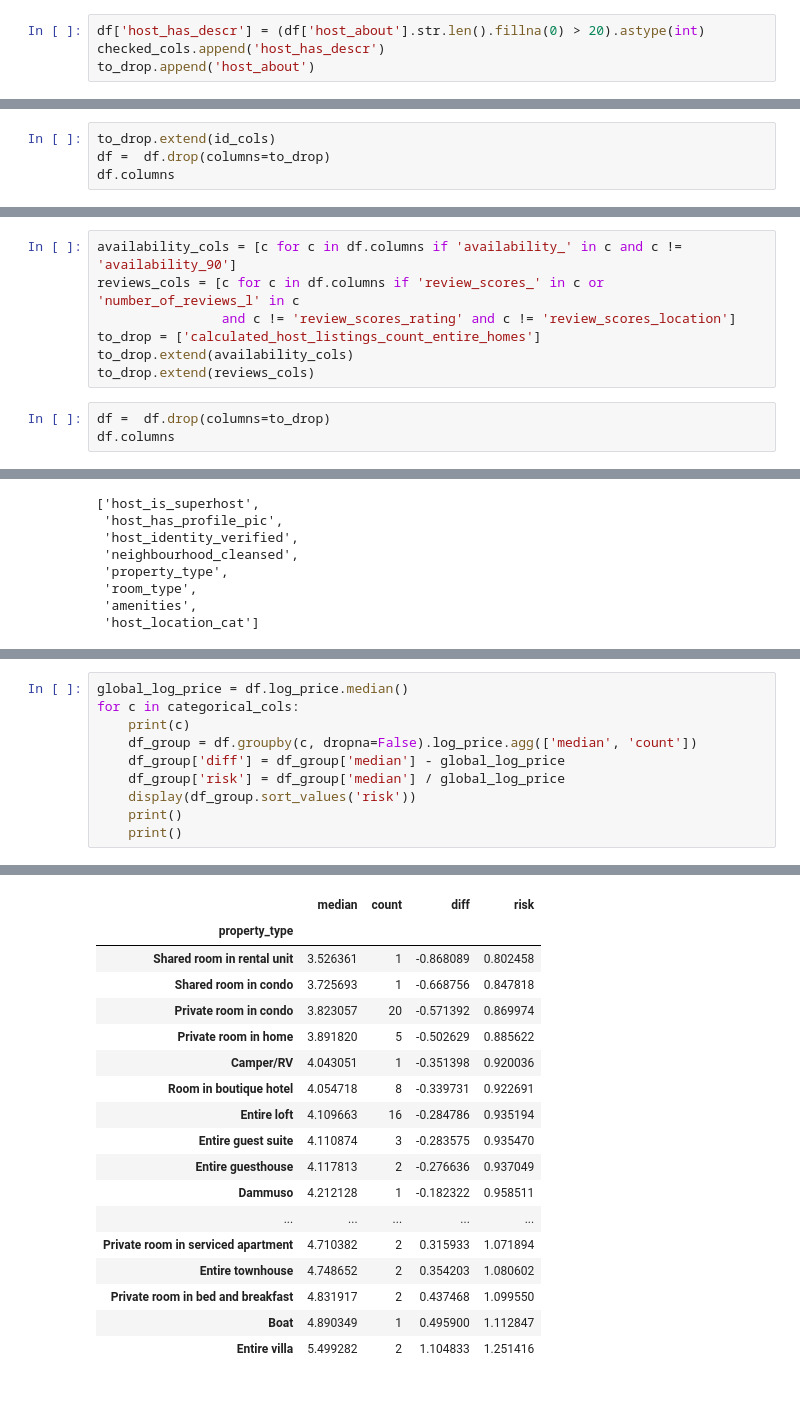
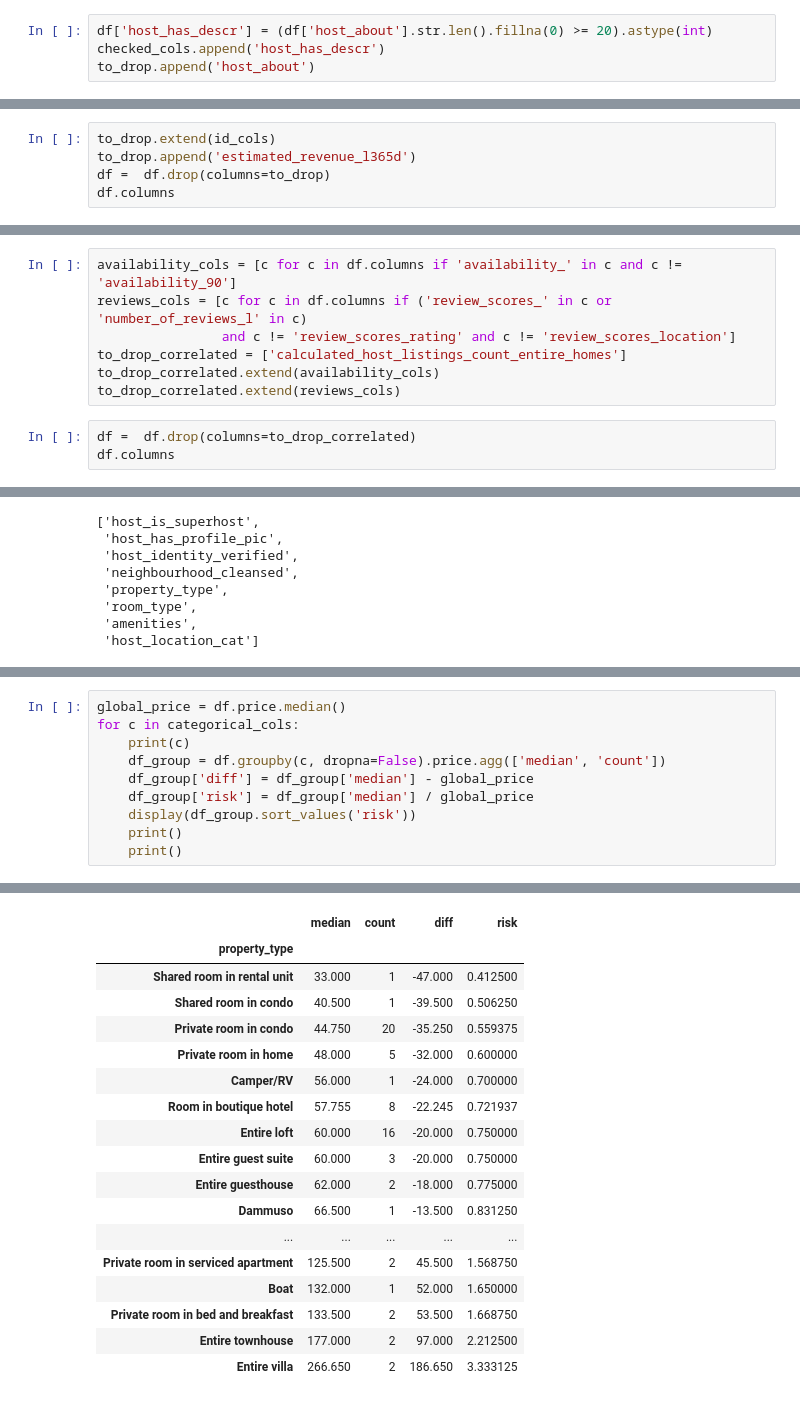
Before and after one commit to SunnyFoxxy/thessaloniki-airbnb-prices, a Jupyter notebook: notebook.ipynb, the cells around one changed output, grey strips where cells are left out. Cells and saved outputs as stored; diff of their text form.

```diff
--- a/notebook.ipynb
+++ b/notebook.ipynb
@@ -299,7 +299,7 @@ df[df['host_about'].str.len() < 20]['host_about']
 4941        i am an athlete
 Name: host_about, dtype: str
 # %%
-df['host_has_descr'] = (df['host_about'].str.len().fillna(0) > 20).astype(int)
+df['host_has_descr'] = (df['host_about'].str.len().fillna(0) >= 20).astype(int)
 checked_cols.append('host_has_descr')
 to_drop.append('host_about')
 # %%
@@ -789,6 +787,7 @@ Make the list to fill NaN values with median after splitting
 Drop all columns we dont need
 # %%
 to_drop.extend(id_cols)
+to_drop.append('estimated_revenue_l365d')
 df =  df.drop(columns=to_drop)
 df.columns
 # %% [output]
@@ -867,13 +866,13 @@ pd.DataFrame(pairs, columns=['feature', 'with', 'corr'])
 Because of high correlation between themselves removing extra features
 # %%
 availability_cols = [c for c in df.columns if 'availability_' in c and c != 'availability_90']
-reviews_cols = [c for c in df.columns if 'review_scores_' in c or 'number_of_reviews_l' in c
+reviews_cols = [c for c in df.columns if ('review_scores_' in c or 'number_of_reviews_l' in c)
                 and c != 'review_scores_rating' and c != 'review_scores_location']
-to_drop = ['calculated_host_listings_count_entire_homes']
-to_drop.extend(availability_cols)
-to_drop.extend(reviews_cols)
+to_drop_correlated = ['calculated_host_listings_count_entire_homes']
+to_drop_correlated.extend(availability_cols)
+to_drop_correlated.extend(reviews_cols)
 # %%
-df =  df.drop(columns=to_drop)
+df =  df.drop(columns=to_drop_correlated)
 df.columns
 # %% [output]
 Index(['listing_url', 'name', 'description', 'picture_url', 'host_url',
@@ -928,10 +924,10 @@ For each categorical feature I compared the median price of each group with the
 # %%
-global_log_price = df.log_price.median()
+global_price = df.price.median()
 for c in categorical_cols:
     print(c)
-    df_group = df.groupby(c, dropna=False).log_price.agg(['median', 'count'])
-    df_group['diff'] = df_group['median'] - global_log_price
-    df_group['risk'] = df_group['median'] / global_log_price
+    df_group = df.groupby(c, dropna=False).price.agg(['median', 'count'])
+    df_group['diff'] = df_group['median'] - global_price
+    df_group['risk'] = df_group['median'] / global_price
     display(df_group.sort_values('risk'))
     print()
     print()
@@ -964,22 +960,22 @@ neighbourhood_cleansed
 property_type
 |  | median | count | diff | risk |
 | property_type |  |  |  |  |
-| Shared room in rental unit | 3.526361 | 1 | -0.868089 | 0.802458 |
-| Shared room in condo | 3.725693 | 1 | -0.668756 | 0.847818 |
-| Private room in condo | 3.823057 | 20 | -0.571392 | 0.869974 |
-| Private room in home | 3.891820 | 5 | -0.502629 | 0.885622 |
-| Camper/RV | 4.043051 | 1 | -0.351398 | 0.920036 |
-| Room in boutique hotel | 4.054718 | 8 | -0.339731 | 0.922691 |
-| Entire loft | 4.109663 | 16 | -0.284786 | 0.935194 |
-| Entire guest suite | 4.110874 | 3 | -0.283575 | 0.935470 |
-| Entire guesthouse | 4.117813 | 2 | -0.276636 | 0.937049 |
-| Dammuso | 4.212128 | 1 | -0.182322 | 0.958511 |
+| Shared room in rental unit | 33.000 | 1 | -47.000 | 0.412500 |
+| Shared room in condo | 40.500 | 1 | -39.500 | 0.506250 |
+| Private room in condo | 44.750 | 20 | -35.250 | 0.559375 |
+| Private room in home | 48.000 | 5 | -32.000 | 0.600000 |
+| Camper/RV | 56.000 | 1 | -24.000 | 0.700000 |
+| Room in boutique hotel | 57.755 | 8 | -22.245 | 0.721937 |
+| Entire loft | 60.000 | 16 | -20.000 | 0.750000 |
+| Entire guest suite | 60.000 | 3 | -20.000 | 0.750000 |
+| Entire guesthouse | 62.000 | 2 | -18.000 | 0.775000 |
+| Dammuso | 66.500 | 1 | -13.500 | 0.831250 |
 | ... | ... | ... | ... | ... |
-| Private room in serviced apartment | 4.710382 | 2 | 0.315933 | 1.071894 |
-| Entire townhouse | 4.748652 | 2 | 0.354203 | 1.080602 |
-| Private room in bed and breakfast | 4.831917 | 2 | 0.437468 | 1.099550 |
-| Boat | 4.890349 | 1 | 0.495900 | 1.112847 |
-| Entire villa | 5.499282 | 2 | 1.104833 | 1.251416 |
+| Private room in serviced apartment | 125.500 | 2 | 45.500 | 1.568750 |
+| Boat | 132.000 | 1 | 52.000 | 1.650000 |
+| Private room in bed and breakfast | 133.500 | 2 | 53.500 | 1.668750 |
+| Entire townhouse | 177.000 | 2 | 97.000 | 2.212500 |
+| Entire villa | 266.650 | 2 | 186.650 | 3.333125 |
 room_type
 |  | median | count | diff | risk |
 | room_type |  |  |  |  |
```
Also changed, not shown: parts of 9 cells of this notebook.
